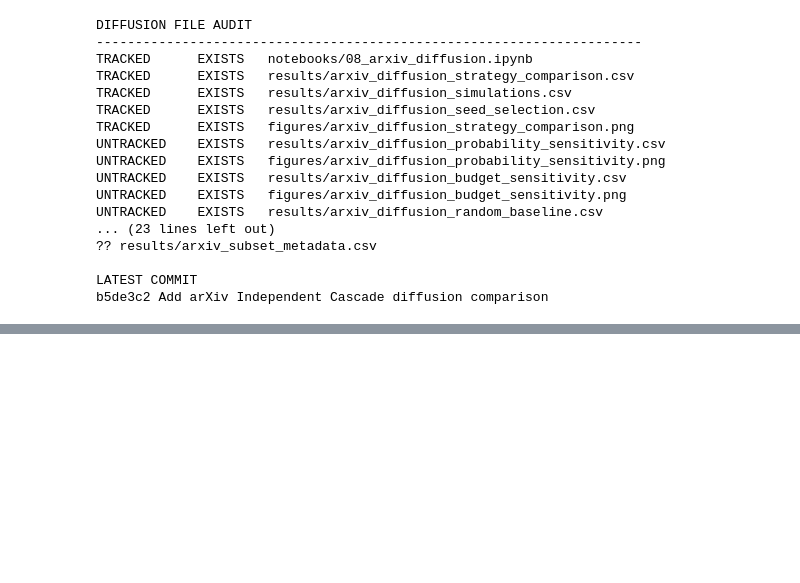
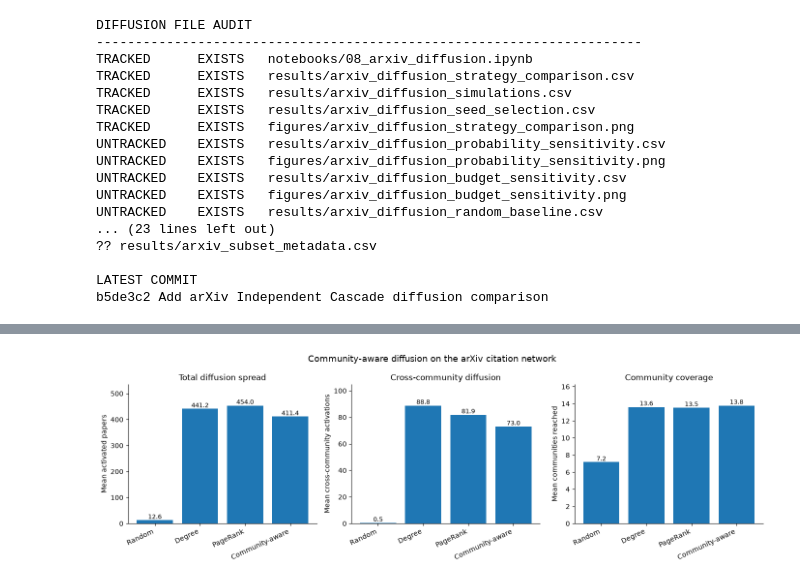
Before and after one commit to Sav-lets/cos802-network-analysis, a Jupyter notebook: notebooks/08_arxiv_diffusion.ipynb, the cells around one changed output, grey strips where cells are left out. Cells and saved outputs as stored; diff of their text form; code cells hidden in the pictures; blank space fills up the shorter version.

Commit message:
Add cross-community diffusion analysis for arXiv

```diff
--- a/notebooks/08_arxiv_diffusion.ipynb
+++ b/notebooks/08_arxiv_diffusion.ipynb
@@ -1871,0 +2509,85 @@ b5de3c2 Add arXiv Independent Cascade diffusion comparison
+# %%
+
+# Step 8.1G — Visualise community diffusion results
+
+import matplotlib.pyplot as plt
+import numpy as np
+
+strategy_order = [
+    "Random", "Degree", "PageRank", "Community-aware"
+]
+
+summary = (
+    community_diffusion_summary
+    .set_index("strategy")
+    .loc[strategy_order]
+)
+
+expansion = (
+    community_expansion_summary
+    .set_index("strategy")
+    .loc[strategy_order]
+)
+
+fig, axes = plt.subplots(1, 3, figsize=(14, 4.5))
+
+x = np.arange(len(strategy_order))
+
+metrics = [
+    (
+        summary["mean_spread"],
+        "Mean activated papers",
+        "Total diffusion spread"
+    ),
+    (
+        summary["mean_cross"],
+        "Mean cross-community activations",
+        "Cross-community diffusion"
+    ),
+    (
+        expansion["mean_communities_reached"],
+        "Mean communities reached",
+        "Community coverage"
+    )
+]
+
+for ax, (values, ylabel, title) in zip(axes, metrics):
+    bars = ax.bar(x, values)
+
+    ax.set_xticks(x)
+    ax.set_xticklabels(strategy_order, rotation=25, ha="right")
+    ax.set_ylabel(ylabel)
+    ax.set_title(title)
+    ax.set_ylim(0, max(values) * 1.18)
+
+    for bar, value in zip(bars, values):
+        ax.text(
+            bar.get_x() + bar.get_width() / 2,
+            bar.get_height(),
+            f"{value:.1f}",
+            ha="center",
+            va="bottom",
+            fontsize=9
+        )
+
+    ax.spines["top"].set_visible(False)
+    ax.spines["right"].set_visible(False)
+
+fig.suptitle(
+    "Community-aware diffusion on the arXiv citation network",
+    fontsize=13
+)
+
+fig.tight_layout()
+
+figure_path = (
+    project_root / "figures" /
+    "arxiv_community_diffusion_comparison.png"
+)
+
+fig.savefig(figure_path, dpi=300, bbox_inches="tight")
+plt.show()
+
+print(f"Saved: {figure_path.name}")
+# %% [output]
+[figure, added]
```
Also changed, not shown: parts of 12 cells of this notebook, 6 other files.
